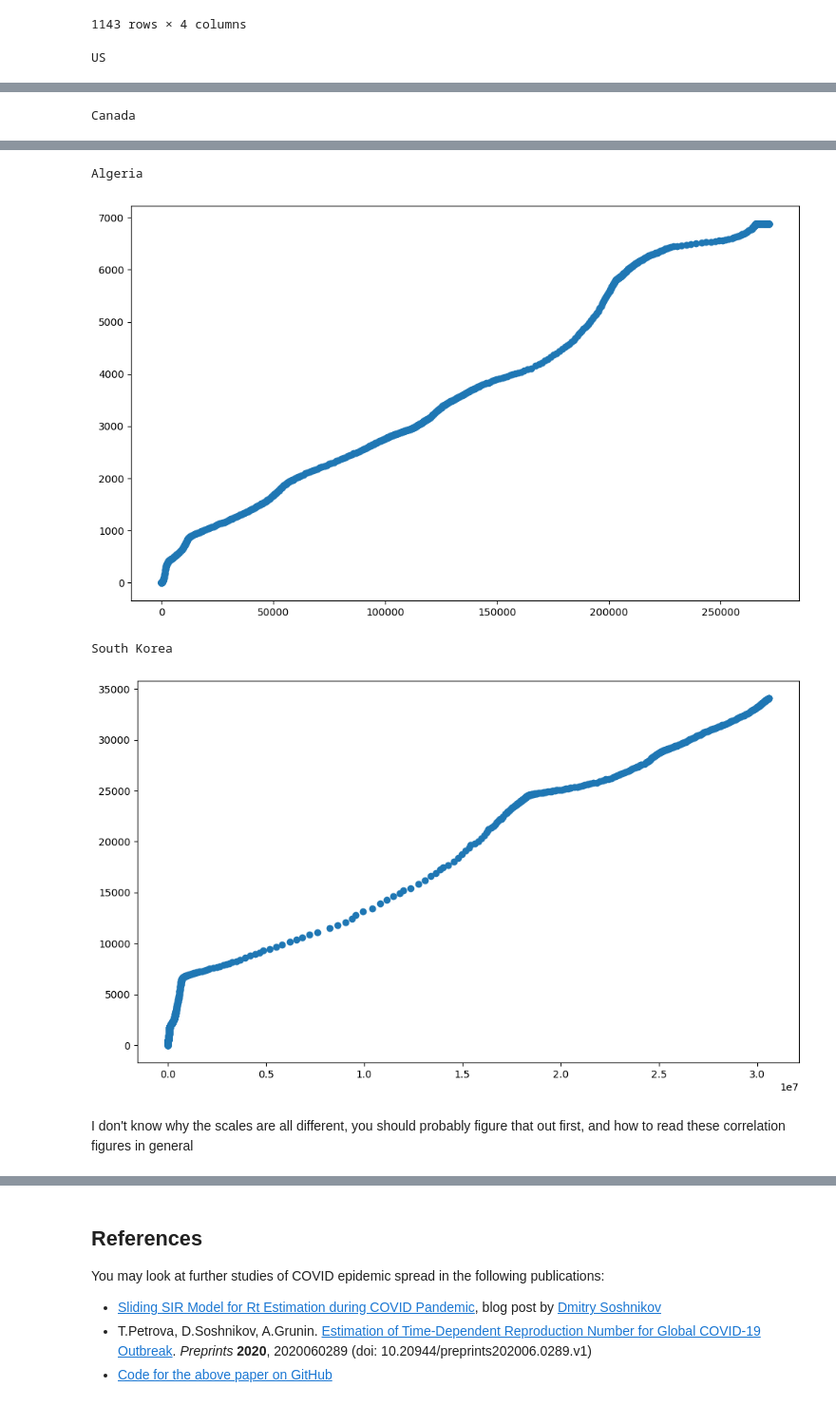
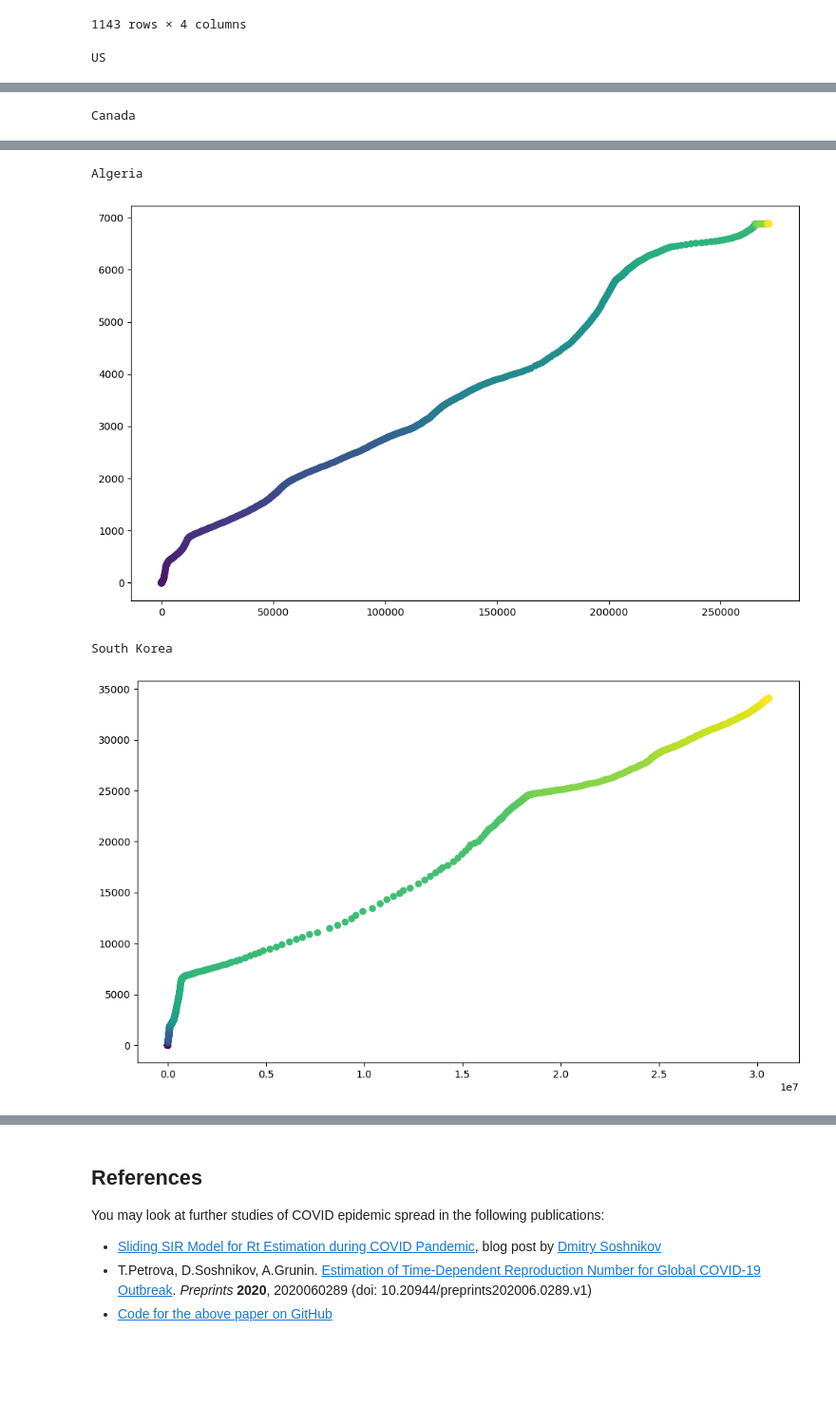
Before and after one commit to ijessicachen/introdatascience, a Jupyter notebook: 2-Working-With-Data/07-python/covidspread.ipynb, the cells around one changed output, grey strips where cells are left out. Shown at 95% size. Drawn from its saved outputs; the diff is of its cells as text; code cells hidden in the pictures; blank space fills up the shorter version.

```diff
--- a/2-Working-With-Data/07-python/covidspread.ipynb
+++ b/2-Working-With-Data/07-python/covidspread.ipynb
@@ -600,7 +600,7 @@ df_dlDeaths
 for column in df_dlInfections:
     print(column)
     plt.figure(figsize=(10,6))
-    plt.scatter(df_dlInfections[column], df_dlDeaths[column])
+    plt.scatter(df_dlInfections[column], df_dlDeaths[column], c = df_dlInfections.index, cmap = "viridis")
     plt.tight_layout()
     plt.show()
 # %% [output]
@@ -611,6 +611,4 @@ Canada
 Algeria
-[figure, old version]
+[figure, new version]
 South Korea
-[figure, old version]
+[figure, new version]
-# %% [markdown]
-I don't know why the scales are all different, you should probably figure that out first, and how to read these correlation figures in general
```
Also changed, not shown: parts of 10 cells of this notebook.
